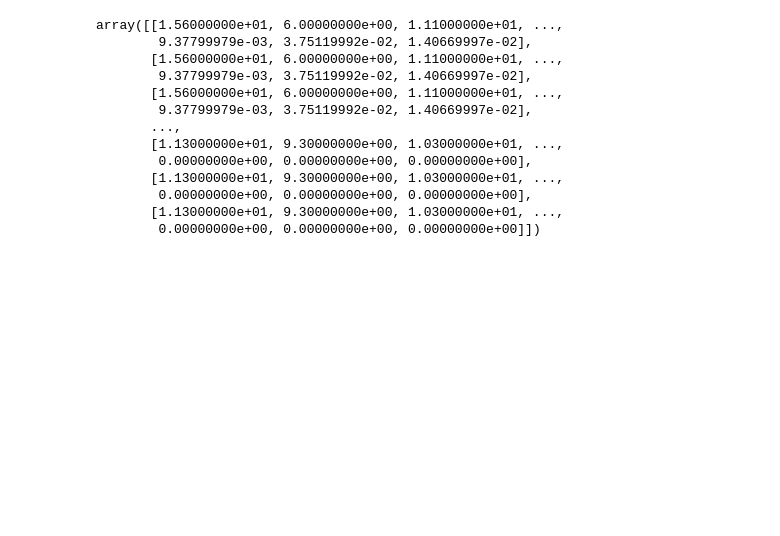
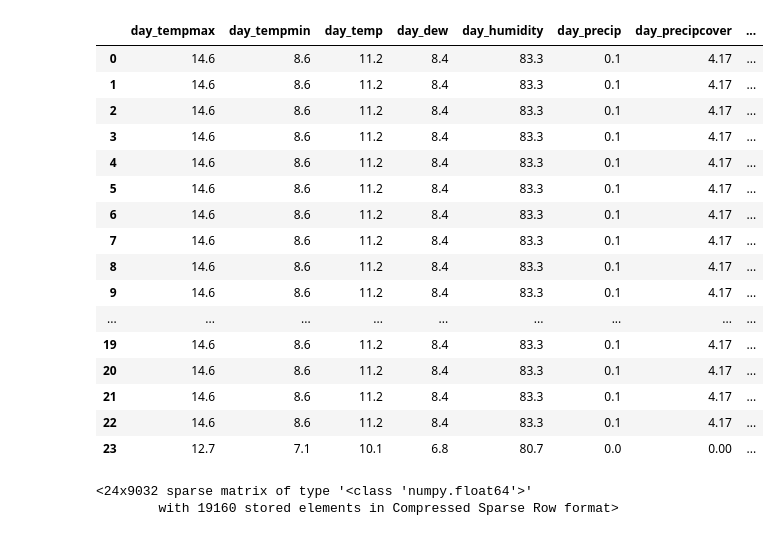
Before and after one commit to Bohdanken/Proga, a Jupyter notebook: run.ipynb, the cells around one changed output. Drawn from its saved outputs; the diff is of its cells as text; code cells hidden in the pictures; blank space fills up the shorter version.

```diff
--- a/run.ipynb
+++ b/run.ipynb
@@ -331,0 +21,3 @@ def get_text_df(chosen_date):
+# %%
+pd.set_option('display.max_column', None)
+pd.set_option('display.max_rows', None)
@@ -332,19 +207,12 @@ def get_text_df(chosen_date):
 # %%
-
-#if __name__ == "__main__":
-label_encoder = pickle.load(open("model"+sep+"weather_conditions_label_encoder.pkl", "rb"))
 df_regions = pd.read_csv("data"+sep+"weather_alarms_regions"+sep+"regions.csv", sep=",")
 
 chosen_date = get_date_from_user()
-text_df = get_text_df(chosen_date - timedelta(days=1))
+
+text_df = utils.get_text_df(chosen_date - timedelta(days=1))
+
 text_df["date"] = chosen_date.date() - timedelta(days=1)
 region_df = get_region_from_user()
-weather_forecast_df = weather.vectorize(weather.get_weather_forecast(chosen_date.isoformat(), region_df.at["center_city_en"]+",UA"))
-weather_forecast_df["day_datetime"] = pd.to_datetime(weather_forecast_df["day_datetime"])
-weather_forecast_df["city"] = weather_forecast_df["city_resolvedAddress"].apply(lambda x: x.split(",")[0])
-weather_forecast_df["city"] = weather_forecast_df["city"].replace("Хмельницька область", "Хмельницький")
-input_df = merge_weather_isw_region(weather_forecast_df, text_df, pd.DataFrame(region_df).transpose())
-print(input_df)
 
-file_path = "model" + sep + "8_logistic_regression_v3.pkl"
+our_weather = weather.get_weather_forecast(chosen_date.isoformat(), region_df.at["center_city_en"]+",UA")
 # %% [output]
@@ -376,0 +260,3 @@ scipy.sparse._csr.csr_matrix
+# %%
+weather_forecast_df = weather.vectorize(our_weather)
+weather_forecast_df[0:5]
@@ -377,16 +276,20 @@ scipy.sparse._csr.csr_matrix
 # %%
-input_df.toarray()
+input_df
 # %% [output]
-array([[1.56000000e+01, 6.00000000e+00, 1.11000000e+01, ...,
-        9.37799979e-03, 3.75119992e-02, 1.40669997e-02],
-       [1.56000000e+01, 6.00000000e+00, 1.11000000e+01, ...,
-        9.37799979e-03, 3.75119992e-02, 1.40669997e-02],
-       [1.56000000e+01, 6.00000000e+00, 1.11000000e+01, ...,
-        9.37799979e-03, 3.75119992e-02, 1.40669997e-02],
-       ...,
-       [1.13000000e+01, 9.30000000e+00, 1.03000000e+01, ...,
-        0.00000000e+00, 0.00000000e+00, 0.00000000e+00],
-       [1.13000000e+01, 9.30000000e+00, 1.03000000e+01, ...,
-        0.00000000e+00, 0.00000000e+00, 0.00000000e+00],
-       [1.13000000e+01, 9.30000000e+00, 1.03000000e+01, ...,
-        0.00000000e+00, 0.00000000e+00, 0.00000000e+00]])
+|  | day_tempmax | day_tempmin | day_temp | day_dew | day_humidity | day_precip | day_precipcover | ... |
+| 0 | 14.6 | 8.6 | 11.2 | 8.4 | 83.3 | 0.1 | 4.17 | ... |
+| 1 | 14.6 | 8.6 | 11.2 | 8.4 | 83.3 | 0.1 | 4.17 | ... |
+| 2 | 14.6 | 8.6 | 11.2 | 8.4 | 83.3 | 0.1 | 4.17 | ... |
+| 3 | 14.6 | 8.6 | 11.2 | 8.4 | 83.3 | 0.1 | 4.17 | ... |
+| 4 | 14.6 | 8.6 | 11.2 | 8.4 | 83.3 | 0.1 | 4.17 | ... |
+| 5 | 14.6 | 8.6 | 11.2 | 8.4 | 83.3 | 0.1 | 4.17 | ... |
+| 6 | 14.6 | 8.6 | 11.2 | 8.4 | 83.3 | 0.1 | 4.17 | ... |
+| 7 | 14.6 | 8.6 | 11.2 | 8.4 | 83.3 | 0.1 | 4.17 | ... |
+| 8 | 14.6 | 8.6 | 11.2 | 8.4 | 83.3 | 0.1 | 4.17 | ... |
+| 9 | 14.6 | 8.6 | 11.2 | 8.4 | 83.3 | 0.1 | 4.17 | ... |
+| ... | ... | ... | ... | ... | ... | ... | ... | ... |
+| 19 | 14.6 | 8.6 | 11.2 | 8.4 | 83.3 | 0.1 | 4.17 | ... |
+| 20 | 14.6 | 8.6 | 11.2 | 8.4 | 83.3 | 0.1 | 4.17 | ... |
+| 21 | 14.6 | 8.6 | 11.2 | 8.4 | 83.3 | 0.1 | 4.17 | ... |
+| 22 | 14.6 | 8.6 | 11.2 | 8.4 | 83.3 | 0.1 | 4.17 | ... |
+| 23 | 12.7 | 7.1 | 10.1 | 6.8 | 80.7 | 0.0 | 0.00 | ... |
@@ -400,0 +308,5 @@ print("1")
+# %%
+df_all_features
+# %% [output]
+<24x9032 sparse matrix of type '<class 'numpy.float64'>'
+        with 19160 stored elements in Compressed Sparse Row format>
```
Also changed, not shown: parts of 18 cells of this notebook, 9 other files.
